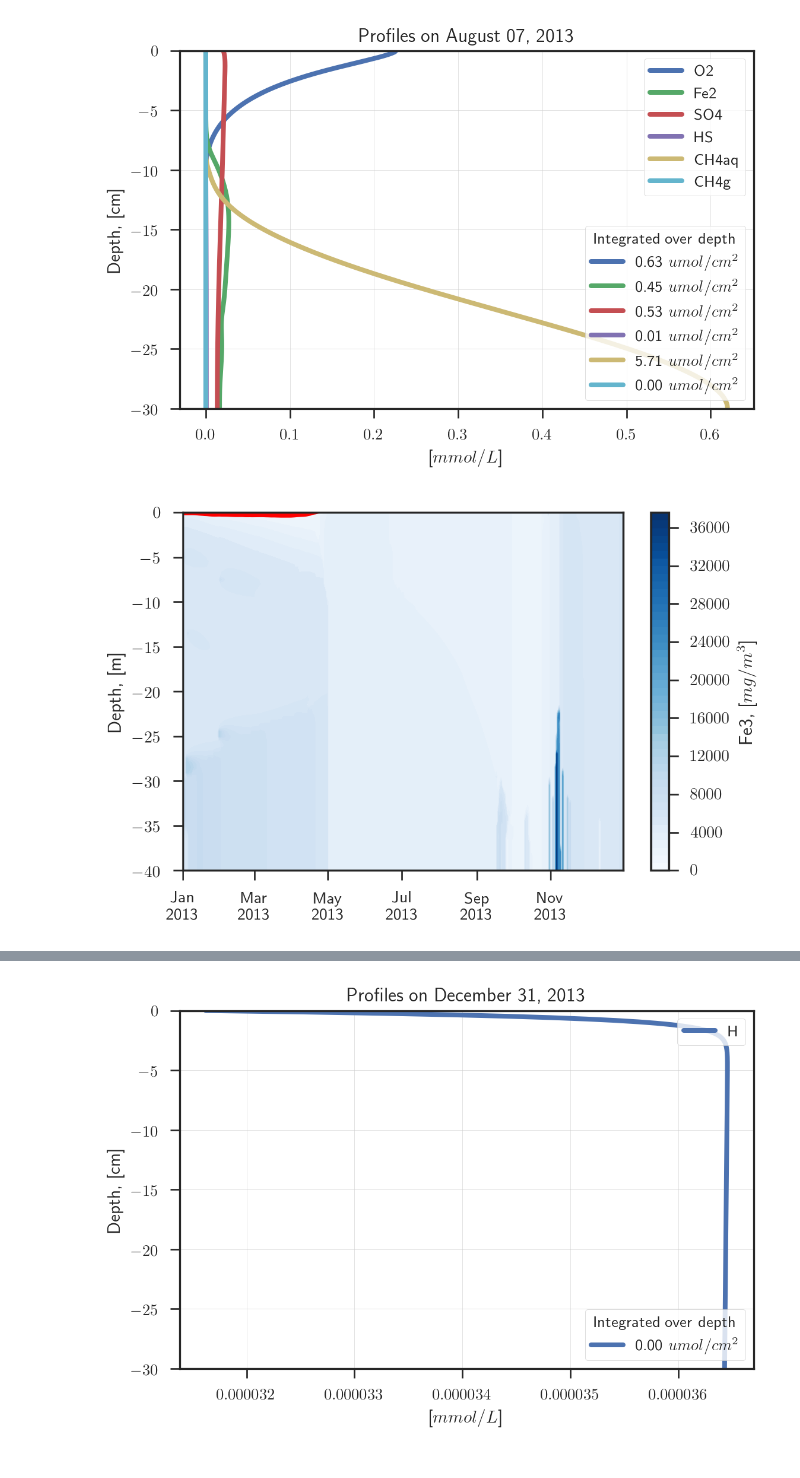
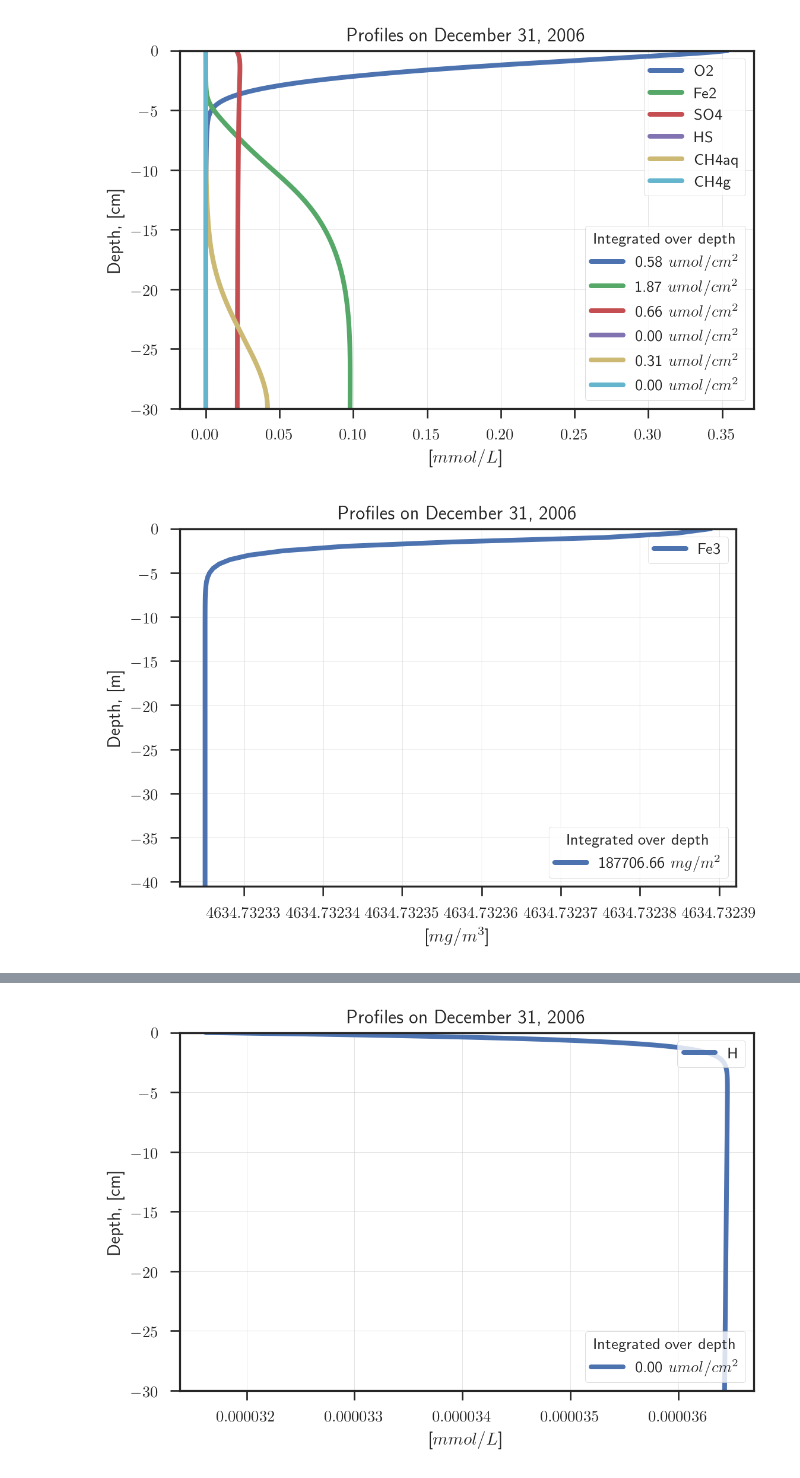
Before and after one commit to biogeochemistry/MyLake_v2_Vansjo, a Jupyter notebook: Postproc_code/plots.ipynb, the cells around one changed output, grey strips where cells are left out. Cells and saved outputs as stored; diff of their text form; code cells hidden in the pictures.

```diff
--- a/Postproc_code/plots.ipynb
+++ b/Postproc_code/plots.ipynb
@@ -80,11 +88,11 @@ plotter.profile('sediment', ['O2','Fe2', 'HS', 'FeS2'], years_ago=0.4)
 # %%
-plotter.profile('sediment', ['O2','Fe2', 'SO4', 'HS', 'CH4aq', 'CH4g'], years_ago=0.4)
+plotter.profile('sediment', ['O2','Fe2', 'SO4', 'HS', 'CH4aq', 'CH4g'], years_ago=0.)
 # %% [output]
-[figure, old version]
+[figure, new version]
 # %%
-plotter.contour_plot('water-column', ['Fe3'])
+plotter.profile('water-column', ['Fe3'])
 # %% [output]
-[figure, old version]
+[figure, new version]
 # %%
 plotter.contour_plot('water-column', ['Chl'],  cmap=cmocean.cm.algae)
 # %% [output]
```
Also changed, not shown: parts of 53 cells of this notebook, 5 other files.
